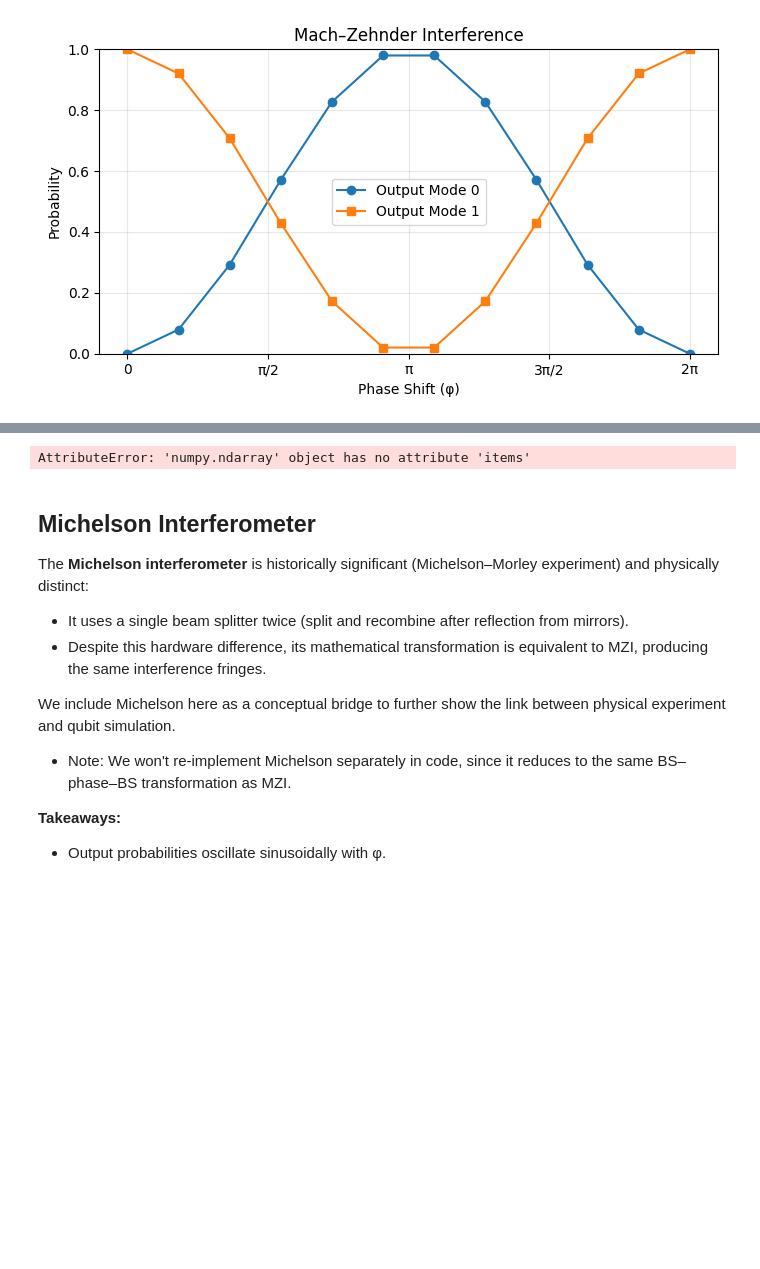
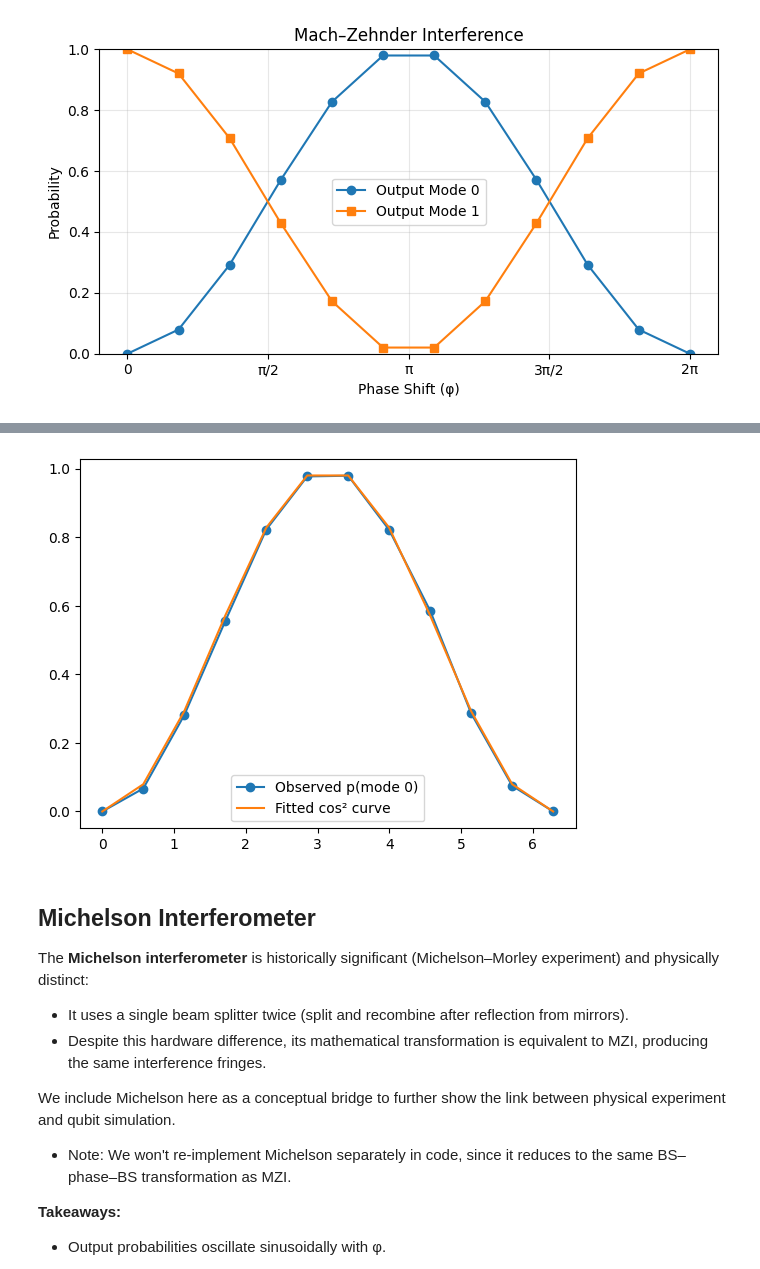
Before and after one commit to ismail-mehmood/quantum_nnl_project, a Jupyter notebook: notebooks/extension/extension.ipynb, the cells around one changed output, grey strips where cells are left out. Saved outputs shown, nothing was run; the diff lists cells and outputs as text; code cells hidden in the pictures; blank space fills up the shorter version.

Commit message:
[ismail] feat(pain. also completed interferometers aside from michelson bug and added plot fit comparisons.)

```diff
--- a/notebooks/extension/extension.ipynb
+++ b/notebooks/extension/extension.ipynb
@@ -49,10 +51,13 @@ plot_fringe(phases=qphases, results=qresults, title="Quantum Circuit - Mach-Zehn
-# %%
-# Example: convert list of [p0, p1] pairs to dicts keyed by 0 and 1 for each phase
-probs_dicts = [{0: p[0], 1: p[1]} for p in qresults]
-print(distribution_distance(qresults, target_distribution="sinusoidal", lamda=1/0.5, metric="js"))
-# fix me
-# %% [output]
-AttributeError: 'numpy.ndarray' object has no attribute 'items'
+# %%
+def cos2_model(x, amplitude=1, offset=0, freq=0.5, phase_shift=np.pi/2):
+    return offset + amplitude * np.cos(freq * x + phase_shift)**2
+qphases, qprobs = mzi_circuit(intervals=12)
+plt.plot(qphases, [p[0] for p in qprobs], 'o-', label='Observed p(mode 0)')
+plt.plot(qphases, cos2_model(qphases), label='Fitted cos² curve')
+plt.legend()
+plt.show()
+# %% [output]
+[figure, added]
 # %% [markdown]
 ## Michelson Interferometer
 
```
Also changed, not shown: parts of 10 cells of this notebook, 5 other files.
